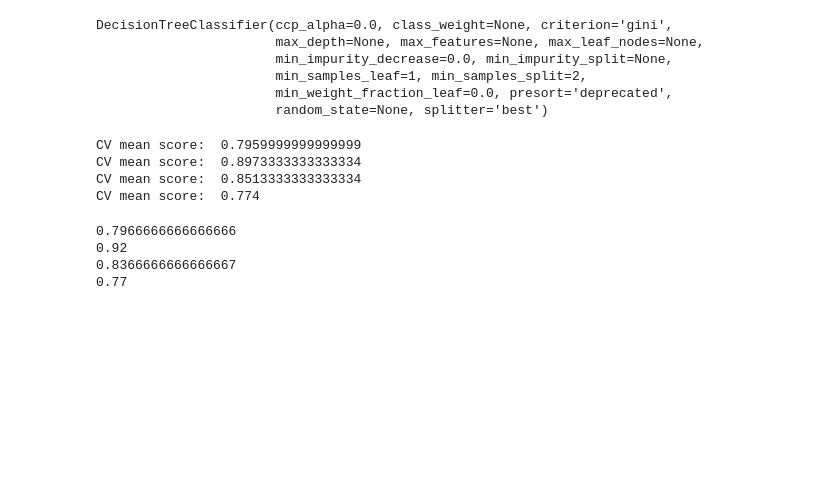
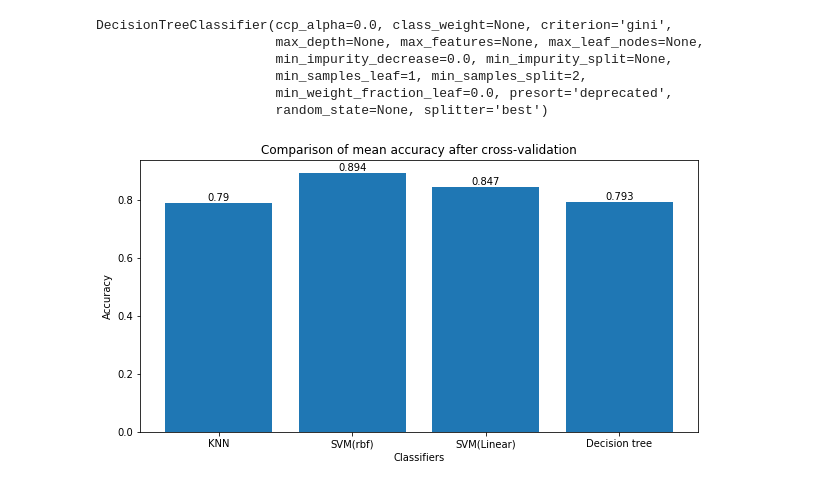
Before and after one commit to BlinkovYevhenGit/ML-techniques-for-TravelInsuranceCompany, a Jupyter notebook: Machine Learning/Assignment 1 ML/CE802_P2_Notebook/CE802_P2_Notebook.ipynb, the cells around one changed output. Drawn from its saved outputs; the diff is of its cells as text; code cells hidden in the pictures; blank space fills up the shorter version.

```diff
--- a/Machine Learning/Assignment 1 ML/CE802_P2_Notebook/CE802_P2_Notebook.ipynb
+++ b/Machine Learning/Assignment 1 ML/CE802_P2_Notebook/CE802_P2_Notebook.ipynb
@@ -129,32 +129,32 @@ DecisionTreeClassifier(ccp_alpha=0.0, class_weight=None, criterion='gini',
                        min_samples_leaf=1, min_samples_split=2,
                        min_weight_fraction_leaf=0.0, presort='deprecated',
                        random_state=None, splitter='best')
-# %%
-cv_score = cross_val_score(knn, X, y, cv = 10, scoring='accuracy')
-print("CV mean score: ", cv_score.mean())
-cv_score = cross_val_score(rbf, X, y, cv = 10, scoring='accuracy')
-print("CV mean score: ", cv_score.mean())
-cv_score = cross_val_score(lin, X, y, cv = 10, scoring='accuracy')
-print("CV mean score: ", cv_score.mean())
-cv_score = cross_val_score(dtc, X, y, cv = 10, scoring='accuracy')
-print("CV mean score: ", cv_score.mean())
-# %% [output]
-CV mean score:  0.7959999999999999
-CV mean score:  0.8973333333333334
-CV mean score:  0.8513333333333334
-CV mean score:  0.774
+# %%
+cv_acc_knn = round(cross_val_score(knn, X_train, y_train, cv = 5, scoring='accuracy').mean(),3)
+cv_acc_rbf = round(cross_val_score(rbf, X_train, y_train, cv = 5, scoring='accuracy').mean(),3)
+cv_acc_lin = round(cross_val_score(lin, X_train, y_train, cv = 5, scoring='accuracy').mean(),3)
+cv_acc_dtc = round(cross_val_score(dtc, X_train, y_train, cv = 5, scoring='accuracy').mean(),3)
+# %%
+names = ['KNN','SVM(rbf)','SVM(Linear)','Decision tree']
+values = [cv_acc_knn, cv_acc_rbf ,cv_acc_lin, cv_acc_dtc]
+fig = plt.figure(figsize = (10, 5))
+# creating the bar plot
+plt.bar(names, values)
+for i in range(len(values)):
+    plt.annotate(str(values[i]), xy=(names[i],values[i]), ha='center', va='bottom')
+plt.xlabel("Classifiers")
+plt.ylabel("Accuracy")
+plt.title("Comparison of mean accuracy after cross-validation")
+plt.show()
+# %% [output]
+[figure, added]
 # %%
 y_predict_knn = knn.predict(X_valid)
 y_predict_rbf = rbf.predict(X_valid)
 y_predict_lin = lin.predict(X_valid)
 y_predict_dtc = dtc.predict(X_valid)
 # %%
-print(accuracy_score(y_valid, y_predict_knn))
-print(accuracy_score(y_valid, y_predict_rbf))
-print(accuracy_score(y_valid, y_predict_lin))
-print(accuracy_score(y_valid, y_predict_dtc))
+knn_acc = round(accuracy_score(y_valid, y_predict_knn),3)
+rbf_acc = round(accuracy_score(y_valid, y_predict_rbf),3)
+lin_acc = round(accuracy_score(y_valid, y_predict_lin),3)
+dtc_acc = round(accuracy_score(y_valid, y_predict_dtc),3)
-# %% [output]
-0.7966666666666666
-0.92
-0.8366666666666667
-0.77
```
Also changed, not shown: parts of 28 cells of this notebook, 4 other files.
